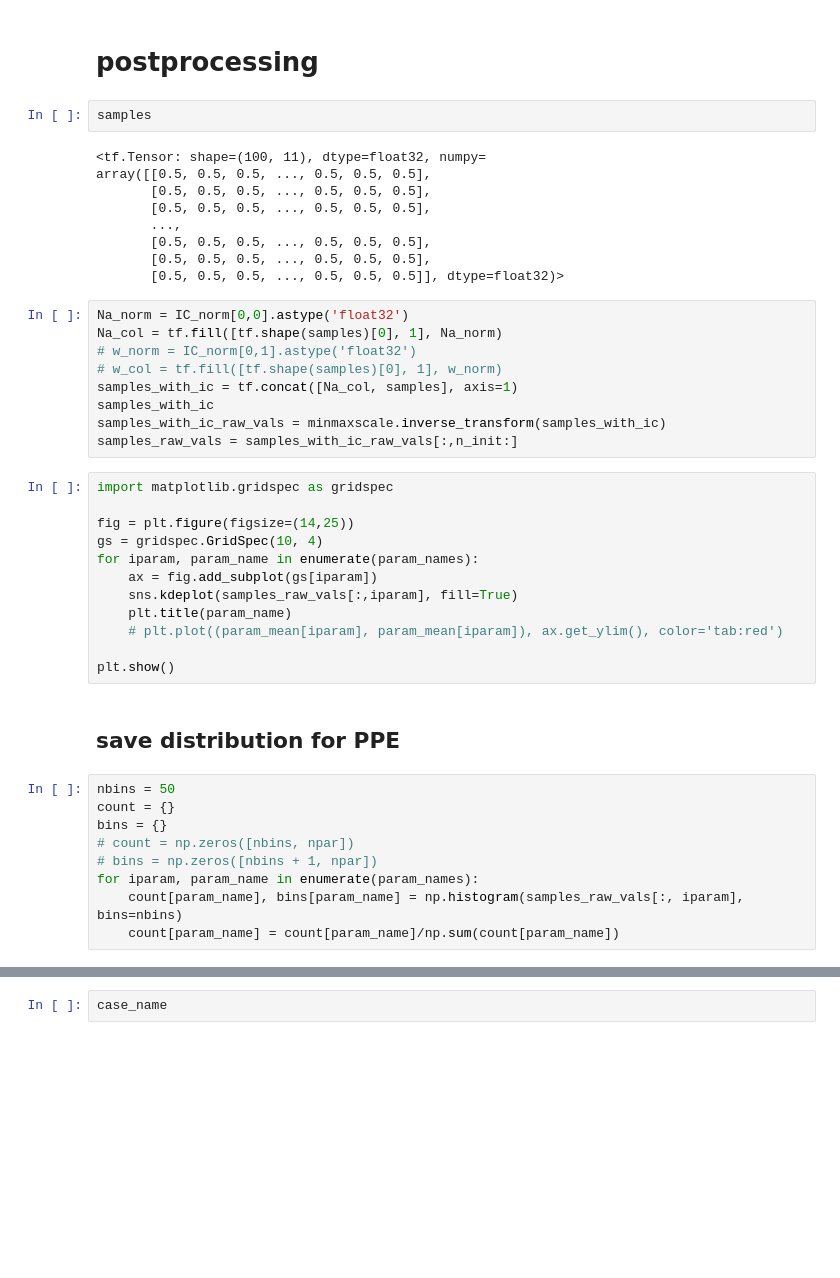
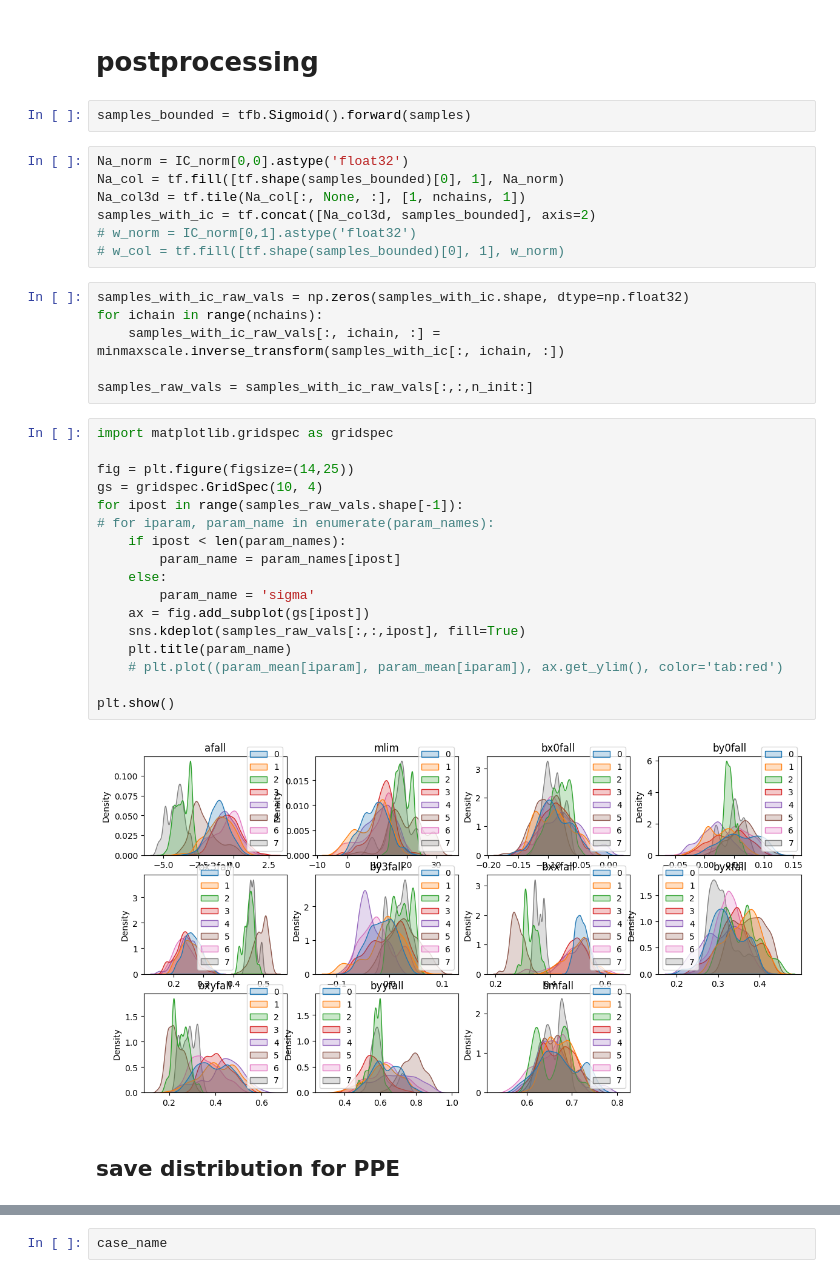
Before and after one commit to arthurzqhu/BOSS_PPE, a Jupyter notebook: single_cat_MCMC_PPE.ipynb, the cells around one changed output, grey strips where cells are left out. Saved outputs shown, nothing was run; the diff lists cells and outputs as text; blank space fills up the shorter version.

```diff
--- a/single_cat_MCMC_PPE.ipynb
+++ b/single_cat_MCMC_PPE.ipynb
@@ -424,47 +394,40 @@ samples, kr
 # %% [markdown]
 # postprocessing
-# %%
-samples
-# %% [output]
-<tf.Tensor: shape=(100, 11), dtype=float32, numpy=
-array([[0.5, 0.5, 0.5, ..., 0.5, 0.5, 0.5],
-       [0.5, 0.5, 0.5, ..., 0.5, 0.5, 0.5],
-       [0.5, 0.5, 0.5, ..., 0.5, 0.5, 0.5],
-       ...,
-       [0.5, 0.5, 0.5, ..., 0.5, 0.5, 0.5],
-       [0.5, 0.5, 0.5, ..., 0.5, 0.5, 0.5],
-       [0.5, 0.5, 0.5, ..., 0.5, 0.5, 0.5]], dtype=float32)>
+# %%
+samples_bounded = tfb.Sigmoid().forward(samples)
 # %%
 Na_norm = IC_norm[0,0].astype('float32')
-Na_col = tf.fill([tf.shape(samples)[0], 1], Na_norm)
+Na_col = tf.fill([tf.shape(samples_bounded)[0], 1], Na_norm)
+Na_col3d = tf.tile(Na_col[:, None, :], [1, nchains, 1])
+samples_with_ic = tf.concat([Na_col3d, samples_bounded], axis=2)
 # w_norm = IC_norm[0,1].astype('float32')
-# w_col = tf.fill([tf.shape(samples)[0], 1], w_norm)
-samples_with_ic = tf.concat([Na_col, samples], axis=1)
-samples_with_ic
-samples_with_ic_raw_vals = minmaxscale.inverse_transform(samples_with_ic)
-samples_raw_vals = samples_with_ic_raw_vals[:,n_init:]
+# w_col = tf.fill([tf.shape(samples_bounded)[0], 1], w_norm)
+# %%
+samples_with_ic_raw_vals = np.zeros(samples_with_ic.shape, dtype=np.float32)
+for ichain in range(nchains):
+    samples_with_ic_raw_vals[:, ichain, :] = minmaxscale.inverse_transform(samples_with_ic[:, ichain, :])
+
+samples_raw_vals = samples_with_ic_raw_vals[:,:,n_init:]
 # %%
 import matplotlib.gridspec as gridspec
 
 fig = plt.figure(figsize=(14,25))
 gs = gridspec.GridSpec(10, 4)
-for iparam, param_name in enumerate(param_names):
-    ax = fig.add_subplot(gs[iparam])
-    sns.kdeplot(samples_raw_vals[:,iparam], fill=True)
+for ipost in range(samples_raw_vals.shape[-1]):
+# for iparam, param_name in enumerate(param_names):
+    if ipost < len(param_names):
+        param_name = param_names[ipost]
+    else:
+        param_name = 'sigma'
+    ax = fig.add_subplot(gs[ipost])
+    sns.kdeplot(samples_raw_vals[:,:,ipost], fill=True)
     plt.title(param_name)
     # plt.plot((param_mean[iparam], param_mean[iparam]), ax.get_ylim(), color='tab:red')
 
 plt.show()
+# %% [output]
+[figure, added]
 # %% [markdown]
 ##  save distribution for PPE
-# %%
-nbins = 50
-count = {}
-bins = {}
-# count = np.zeros([nbins, npar])
-# bins = np.zeros([nbins + 1, npar])
-for iparam, param_name in enumerate(param_names):
-    count[param_name], bins[param_name] = np.histogram(samples_raw_vals[:, iparam], bins=nbins)
-    count[param_name] = count[param_name]/np.sum(count[param_name])
 # %%
 samples_raw_vals.shape
```
Also changed, not shown: parts of 23 cells of this notebook.
